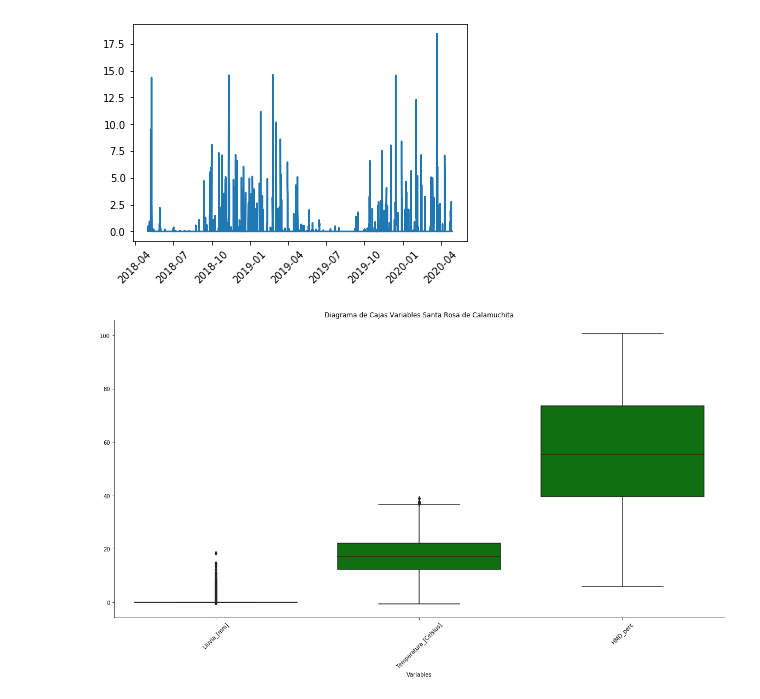
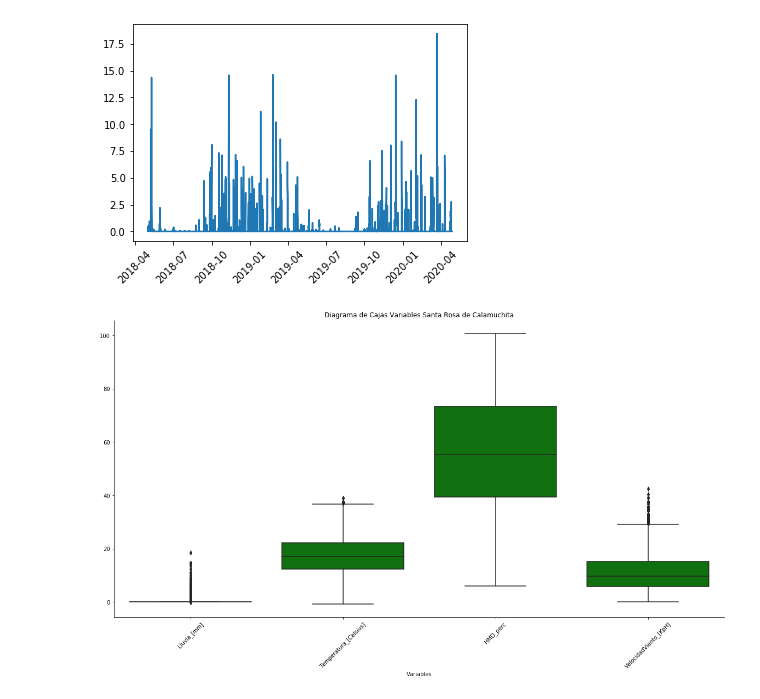
Before and after one commit to Rondamon/2020_Mentoria_PronosticoCaudales, a Jupyter notebook: TP2-Copy1.ipynb, the cells around one changed output. Saved outputs shown, nothing was run; the diff lists cells and outputs as text; code cells hidden in the pictures.

```diff
--- a/TP2-Copy1.ipynb
+++ b/TP2-Copy1.ipynb
@@ -384,5 +323,5 @@ imerg_santa_rosa.head()
 # %%
-gldas_sta_rosa['WND_mps'] = gldas_sta_rosa['WND_mps'].apply(lambda x: x * 3600)
+gldas_sta_rosa['WND_mps'] = gldas_sta_rosa['WND_mps'].apply(lambda x: x * 3600 / 1000)
 # %%
 gldas_sta_rosa = gldas_sta_rosa.rename(columns={
     'Precip_mm': 'Lluvia_[mm]',
@@ -400,11 +339,12 @@ plt.xticks(rotation=45)
 # %%
 plt.figure(figsize=(20,10))
 sns.boxplot(data=gldas_sta_rosa[['Lluvia_[mm]',
                                  'Temperatura_[Celsius]',
-                                 'HMD_perc']],color='green')
+                                 'HMD_perc',
+                                 'VelocidadViento_[KpH]']],color='green')
 plt.xlabel('Variables')
 plt.title('Diagrama de Cajas Variables Santa Rosa de Calamuchita')
 plt.xticks(rotation=45)
 sns.despine()
 # %% [output]
-[figure, old version]
+[figure, new version]
```
Also changed, not shown: parts of 21 cells of this notebook, 4 other files.
